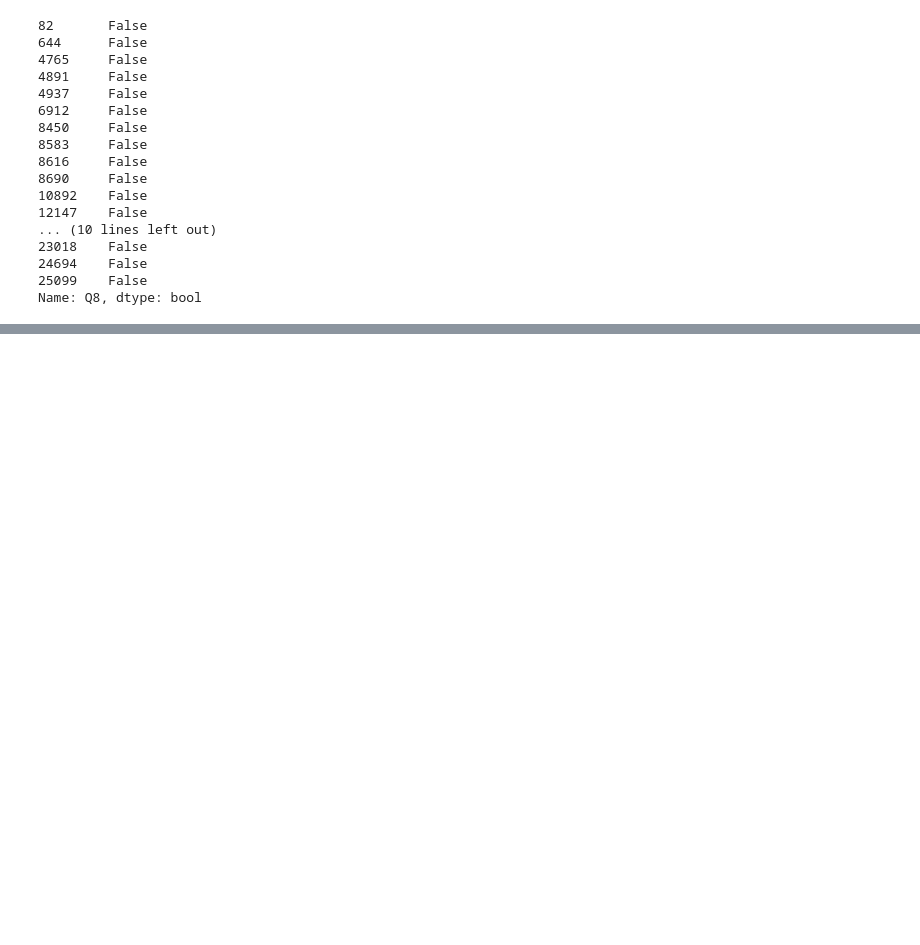
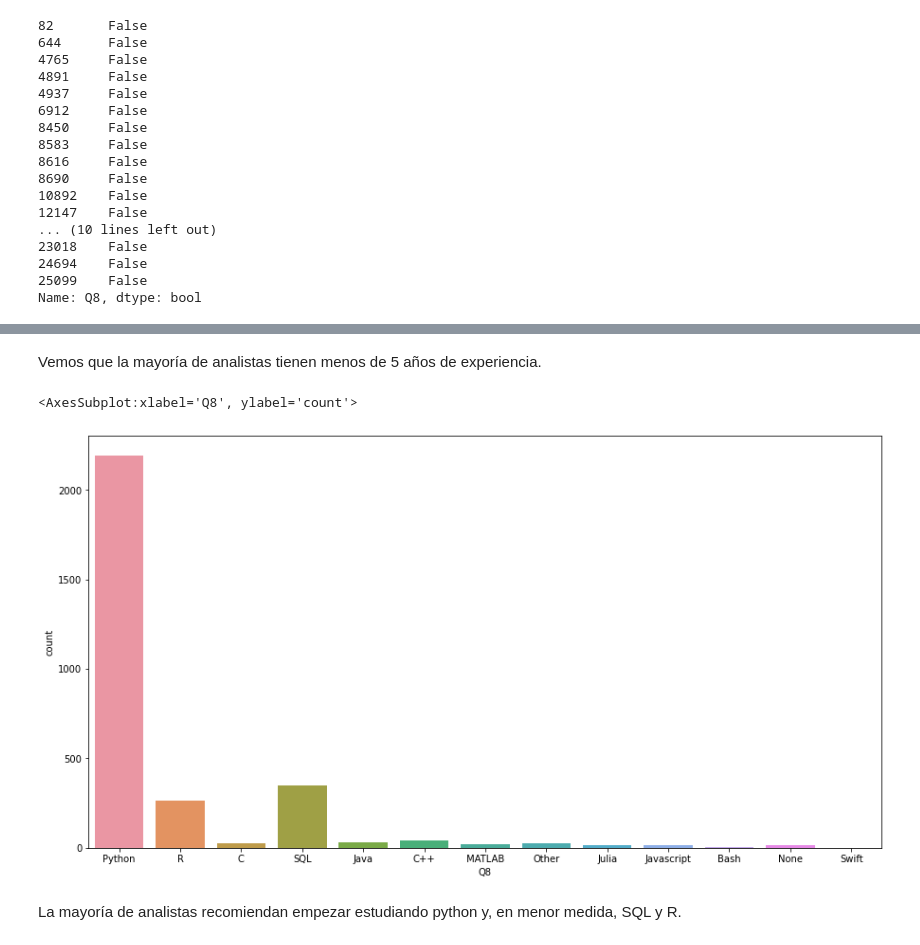
Before and after one commit to Adalab/project-da-promo-d-modulo-2-team-4, a Jupyter notebook: exploracion/limpieza de columnas.ipynb, the cells around one changed output, grey strips where cells are left out. Drawn from its saved outputs; the diff is of its cells as text; code cells hidden in the pictures; blank space fills up the shorter version.

```diff
--- a/exploracion/limpieza de columnas.ipynb
+++ b/exploracion/limpieza de columnas.ipynb
@@ -241,0 +281,11 @@ lista_data2
+# %% [markdown]
+Vemos que la mayoría de analistas tienen menos de 5 años de experiencia.
+# %%
+plt.figure(figsize = (15,8))
+sns.countplot(x= df_data["Q8"], data = df_data)
+#plt.ylim(0, 10)
+# %% [output]
+<AxesSubplot:xlabel='Q8', ylabel='count'>
+[figure, added]
+# %% [markdown]
+La mayoría de analistas recomiendan empezar estudiando python y, en menor medida, SQL y R.
```
Also changed, not shown: parts of 18 cells of this notebook.
